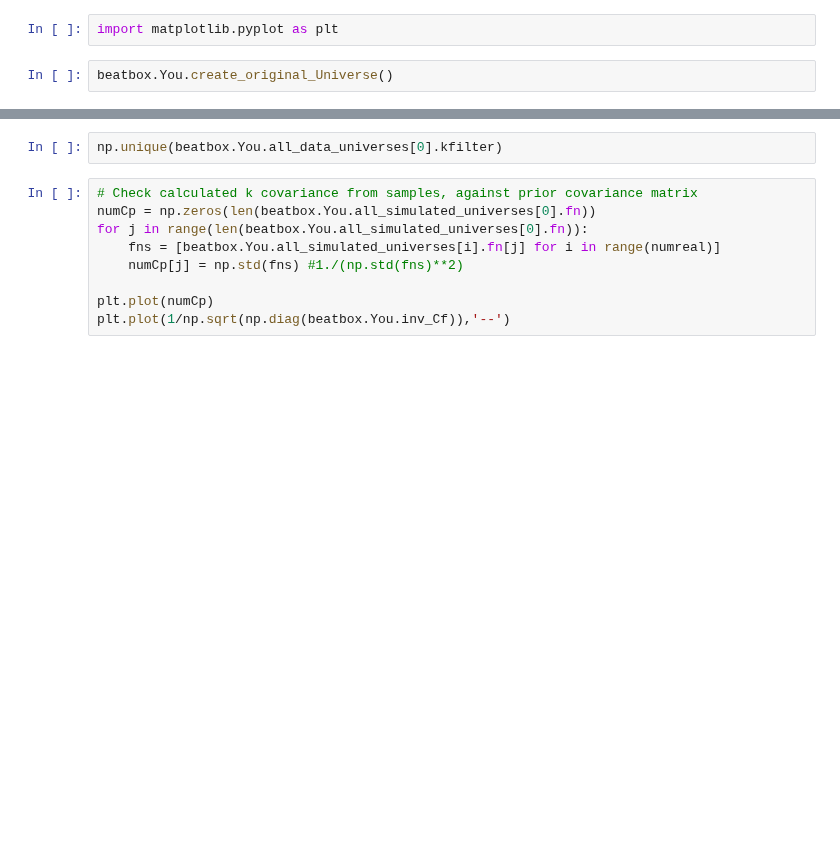
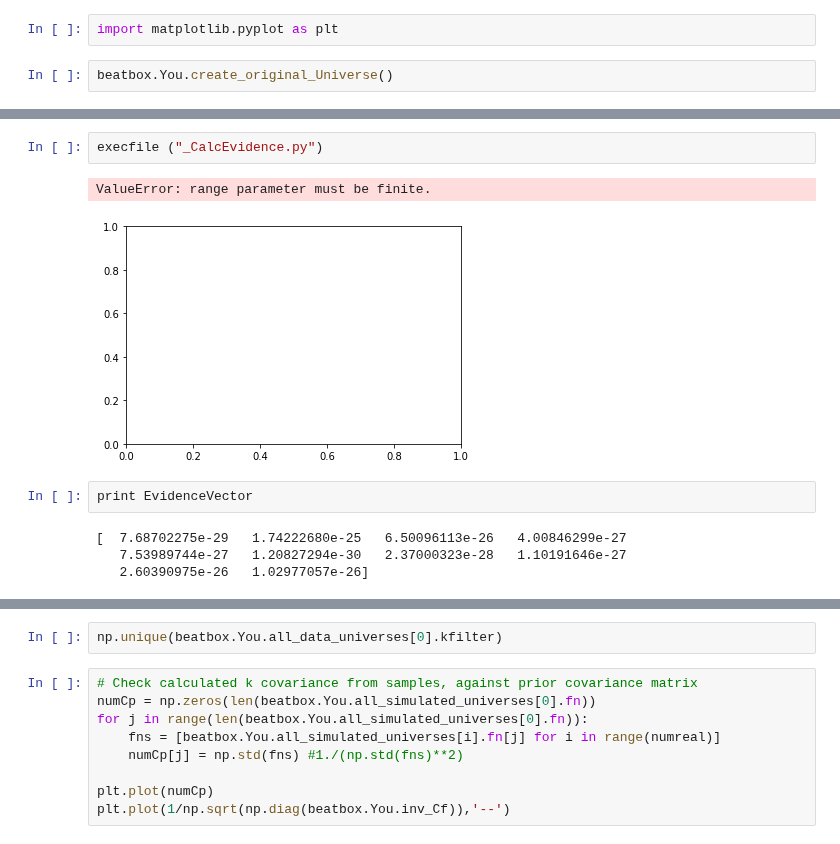
Before and after one commit to LaurencePeanuts/Music, a Jupyter notebook: Scripts/Coverage_prob_tests.ipynb, the cells around one changed output, grey strips where cells are left out. Drawn from its saved outputs; the diff is of its cells as text; blank space fills up the shorter version.

```diff
--- a/Scripts/Coverage_prob_tests.ipynb
+++ b/Scripts/Coverage_prob_tests.ipynb
@@ -111,0 +112,11 @@ np.mean(cov_frac)
+# %%
+execfile ("_CalcEvidence.py")
+# %% [output]
+ValueError: range parameter must be finite.
+[figure, added]
+# %%
+print EvidenceVector
+# %% [output]
+[  7.68702275e-29   1.74222680e-25   6.50096113e-26   4.00846299e-27
+   7.53989744e-27   1.20827294e-30   2.37000323e-28   1.10191646e-27
+   2.60390975e-26   1.02977057e-26]
```
Also changed, not shown: parts of 14 cells of this notebook, 3 other files.
